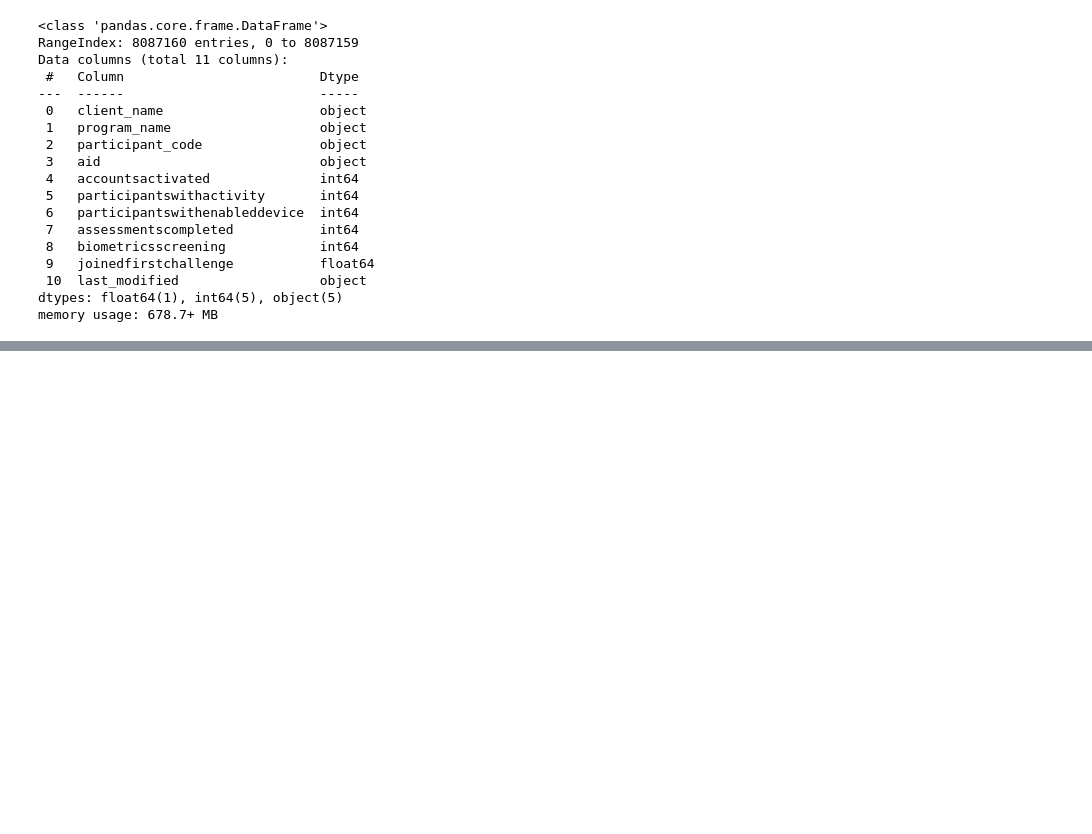
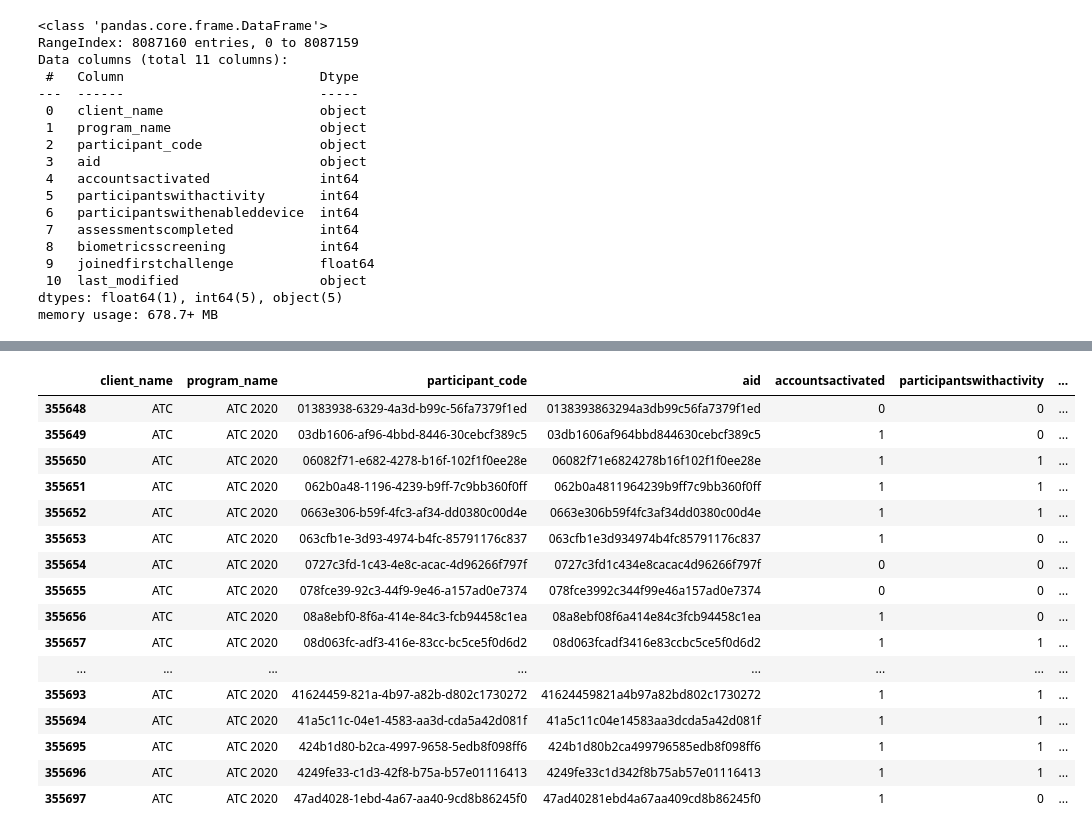
Before and after one commit to darneson1989/coaching, a Jupyter notebook: Eligibility .ipynb, the cells around one changed output, grey strips where cells are left out. Saved outputs shown, nothing was run; the diff lists cells and outputs as text; code cells hidden in the pictures; blank space fills up the shorter version.

```diff
--- a/Eligibility .ipynb
+++ b/Eligibility .ipynb
@@ -66,0 +311,22 @@ program_name.head(10)
+# %%
+Joined_challenge2020 = Eligibility[(Eligibility['program_name'].str.contains('2020'))]
+# %%
+Joined_challenge2020.head(50)
+# %% [output]
+|  | client_name | program_name | participant_code | aid | accountsactivated | participantswithactivity | ... |
+| 355648 | ATC | ATC 2020 | 01383938-6329-4a3d-b99c-56fa7379f1ed | 0138393863294a3db99c56fa7379f1ed | 0 | 0 | ... |
+| 355649 | ATC | ATC 2020 | 03db1606-af96-4bbd-8446-30cebcf389c5 | 03db1606af964bbd844630cebcf389c5 | 1 | 0 | ... |
+| 355650 | ATC | ATC 2020 | 06082f71-e682-4278-b16f-102f1f0ee28e | 06082f71e6824278b16f102f1f0ee28e | 1 | 1 | ... |
+| 355651 | ATC | ATC 2020 | 062b0a48-1196-4239-b9ff-7c9bb360f0ff | 062b0a4811964239b9ff7c9bb360f0ff | 1 | 1 | ... |
+| 355652 | ATC | ATC 2020 | 0663e306-b59f-4fc3-af34-dd0380c00d4e | 0663e306b59f4fc3af34dd0380c00d4e | 1 | 1 | ... |
+| 355653 | ATC | ATC 2020 | 063cfb1e-3d93-4974-b4fc-85791176c837 | 063cfb1e3d934974b4fc85791176c837 | 1 | 0 | ... |
+| 355654 | ATC | ATC 2020 | 0727c3fd-1c43-4e8c-acac-4d96266f797f | 0727c3fd1c434e8cacac4d96266f797f | 0 | 0 | ... |
+| 355655 | ATC | ATC 2020 | 078fce39-92c3-44f9-9e46-a157ad0e7374 | 078fce3992c344f99e46a157ad0e7374 | 0 | 0 | ... |
+| 355656 | ATC | ATC 2020 | 08a8ebf0-8f6a-414e-84c3-fcb94458c1ea | 08a8ebf08f6a414e84c3fcb94458c1ea | 1 | 0 | ... |
+| 355657 | ATC | ATC 2020 | 08d063fc-adf3-416e-83cc-bc5ce5f0d6d2 | 08d063fcadf3416e83ccbc5ce5f0d6d2 | 1 | 1 | ... |
+| ... | ... | ... | ... | ... | ... | ... | ... |
+| 355693 | ATC | ATC 2020 | 41624459-821a-4b97-a82b-d802c1730272 | 41624459821a4b97a82bd802c1730272 | 1 | 1 | ... |
+| 355694 | ATC | ATC 2020 | 41a5c11c-04e1-4583-aa3d-cda5a42d081f | 41a5c11c04e14583aa3dcda5a42d081f | 1 | 1 | ... |
+| 355695 | ATC | ATC 2020 | 424b1d80-b2ca-4997-9658-5edb8f098ff6 | 424b1d80b2ca499796585edb8f098ff6 | 1 | 1 | ... |
+| 355696 | ATC | ATC 2020 | 4249fe33-c1d3-42f8-b75a-b57e01116413 | 4249fe33c1d342f8b75ab57e01116413 | 1 | 1 | ... |
+| 355697 | ATC | ATC 2020 | 47ad4028-1ebd-4a67-aa40-9cd8b86245f0 | 47ad40281ebd4a67aa409cd8b86245f0 | 1 | 0 | ... |
```
Also changed, not shown: parts of 59 cells of this notebook.
